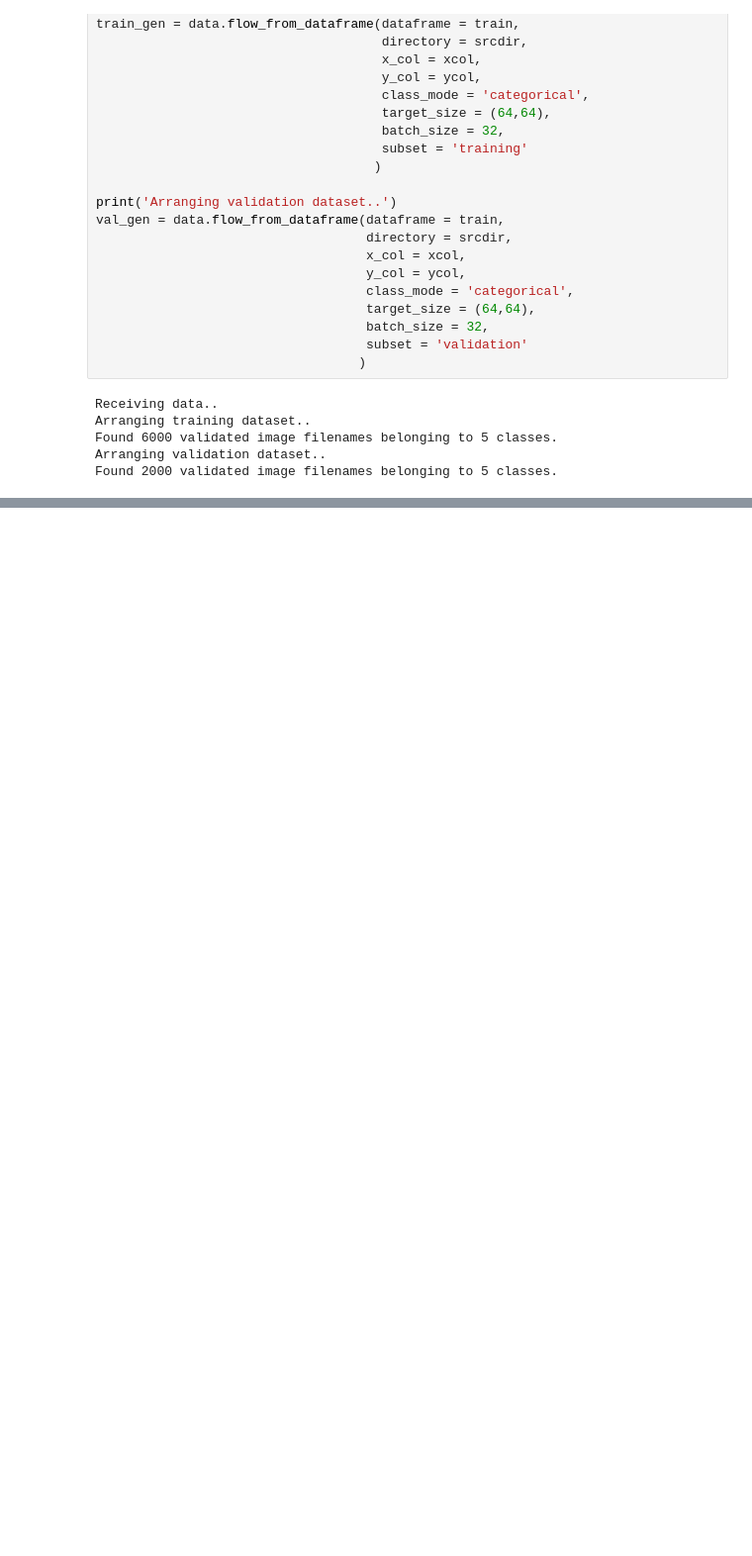
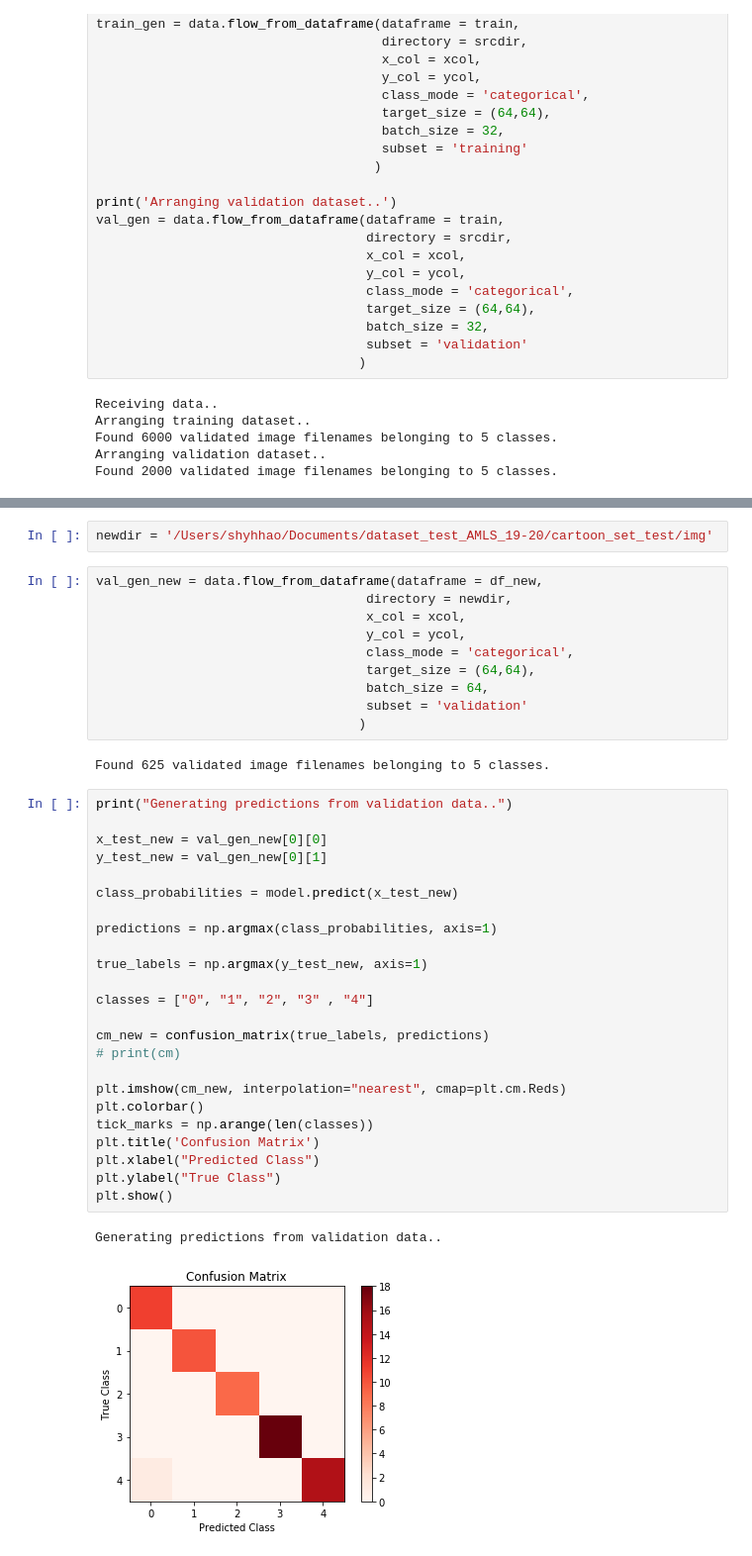
Before and after one commit to uclshyhhao/AMLS_19-20_LSH_SN16067637, a Jupyter notebook: B1/Faceshape_B1.ipynb, the cells around one changed output, grey strips where cells are left out. Shown: that part at 99% size. Drawn from its saved outputs; the diff is of its cells as text; blank space fills up the shorter version.

```diff
--- a/B1/Faceshape_B1.ipynb
+++ b/B1/Faceshape_B1.ipynb
@@ -464,0 +535,41 @@ Generating predictions from validation data..
+# %%
+newdir = '/Users/shyhhao/Documents/dataset_test_AMLS_19-20/cartoon_set_test/img'
+# %%
+val_gen_new = data.flow_from_dataframe(dataframe = df_new,
+                                   directory = newdir,
+                                   x_col = xcol,
+                                   y_col = ycol,
+                                   class_mode = 'categorical',
+                                   target_size = (64,64),
+                                   batch_size = 64,
+                                   subset = 'validation'
+                                  )
+# %% [output]
+Found 625 validated image filenames belonging to 5 classes.
+# %%
+print("Generating predictions from validation data..")
+
+x_test_new = val_gen_new[0][0]
+y_test_new = val_gen_new[0][1]
+
+class_probabilities = model.predict(x_test_new)
+
+predictions = np.argmax(class_probabilities, axis=1)
+
+true_labels = np.argmax(y_test_new, axis=1)
+
+classes = ["0", "1", "2", "3" , "4"]
+
+cm_new = confusion_matrix(true_labels, predictions)
+# print(cm)
+
+plt.imshow(cm_new, interpolation="nearest", cmap=plt.cm.Reds)
+plt.colorbar()
+tick_marks = np.arange(len(classes))
+plt.title('Confusion Matrix')
+plt.xlabel("Predicted Class")
+plt.ylabel("True Class")
+plt.show()
+# %% [output]
+Generating predictions from validation data..
+[figure, added]
```
Also changed, not shown: parts of 15 cells of this notebook, 6 other files.
